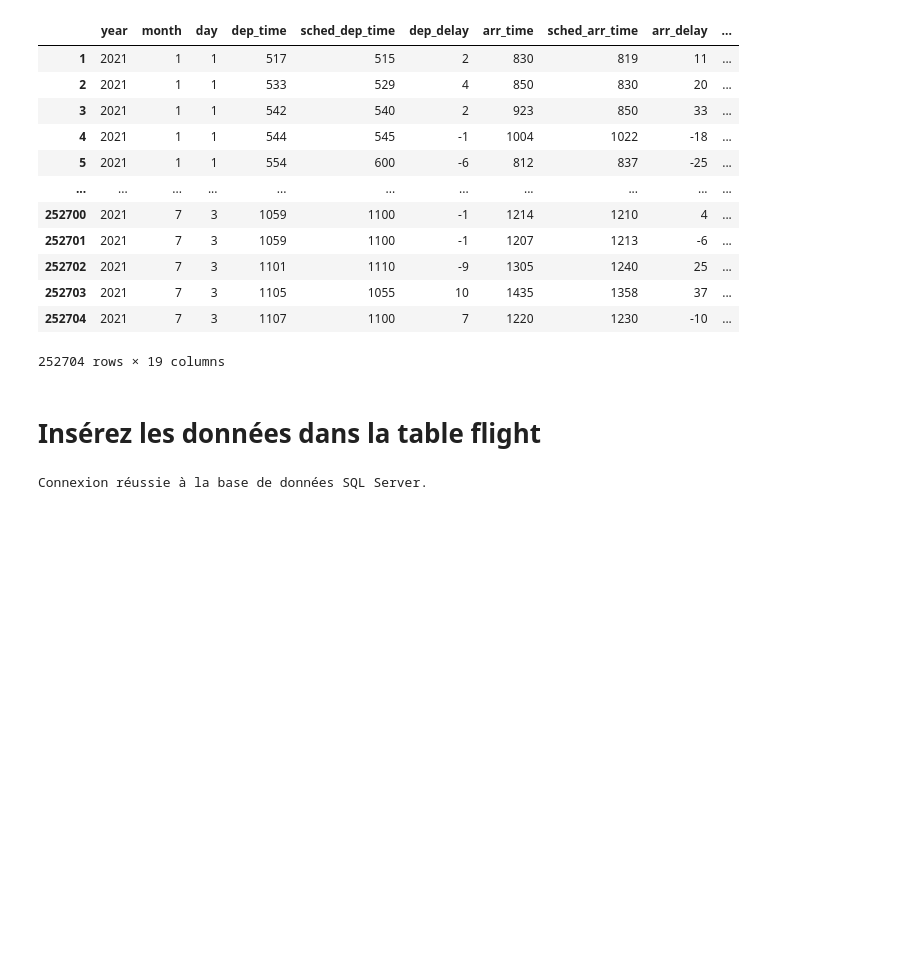
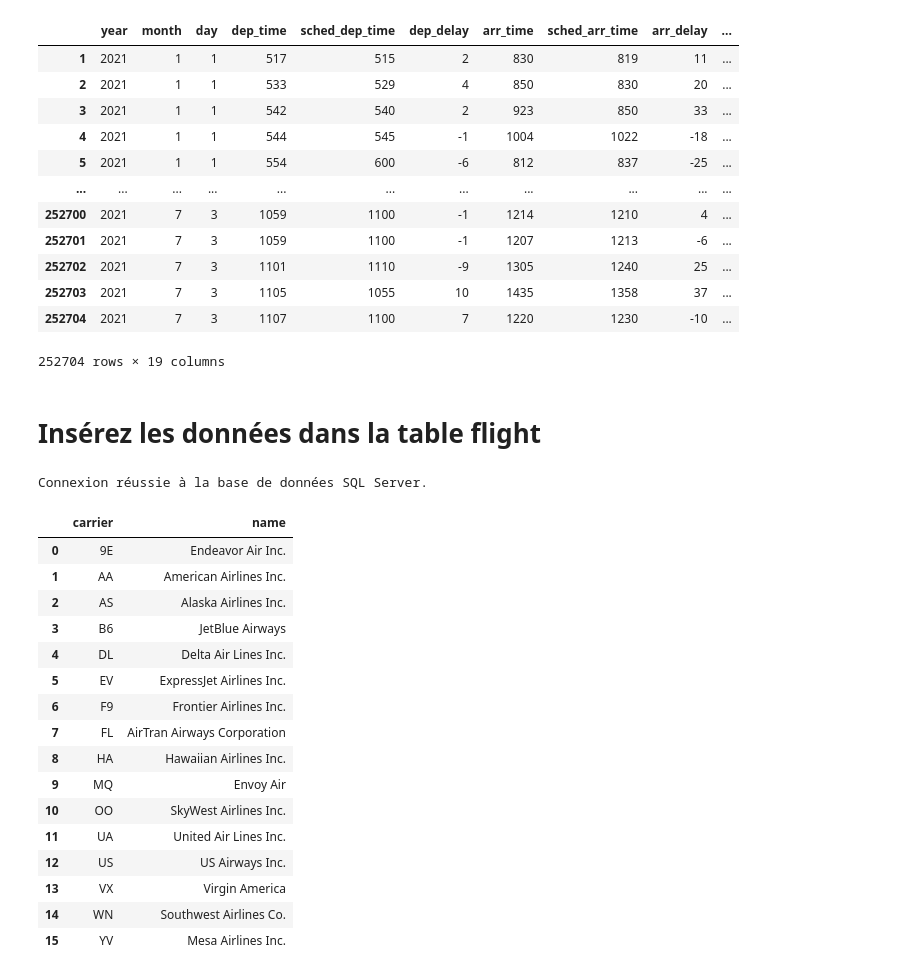
Before and after one commit to samueltomen/airport_data_project, a Jupyter notebook: injection.ipynb, the cells around one changed output. Drawn from its saved outputs; the diff is of its cells as text; code cells hidden in the pictures; blank space fills up the shorter version.

```diff
--- a/injection.ipynb
+++ b/injection.ipynb
@@ -87,0 +91,21 @@ Connexion réussie à la base de données SQL Server.
+# %%
+df_airlines = pd.read_json('data/airlines.json')
+df_airlines
+# %% [output]
+|  | carrier | name |
+| 0 | 9E | Endeavor Air Inc. |
+| 1 | AA | American Airlines Inc. |
+| 2 | AS | Alaska Airlines Inc. |
+| 3 | B6 | JetBlue Airways |
+| 4 | DL | Delta Air Lines Inc. |
+| 5 | EV | ExpressJet Airlines Inc. |
+| 6 | F9 | Frontier Airlines Inc. |
+| 7 | FL | AirTran Airways Corporation |
+| 8 | HA | Hawaiian Airlines Inc. |
+| 9 | MQ | Envoy Air |
+| 10 | OO | SkyWest Airlines Inc. |
+| 11 | UA | United Air Lines Inc. |
+| 12 | US | US Airways Inc. |
+| 13 | VX | Virgin America |
+| 14 | WN | Southwest Airlines Co. |
+| 15 | YV | Mesa Airlines Inc. |
```
Also changed, not shown: parts of 12 cells of this notebook, 1 other file.
